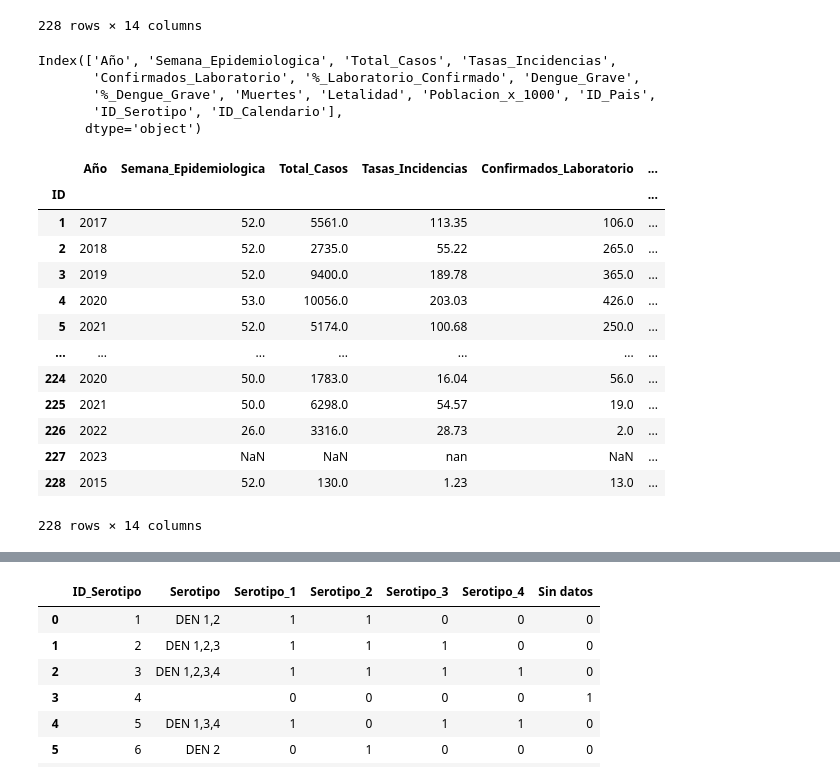
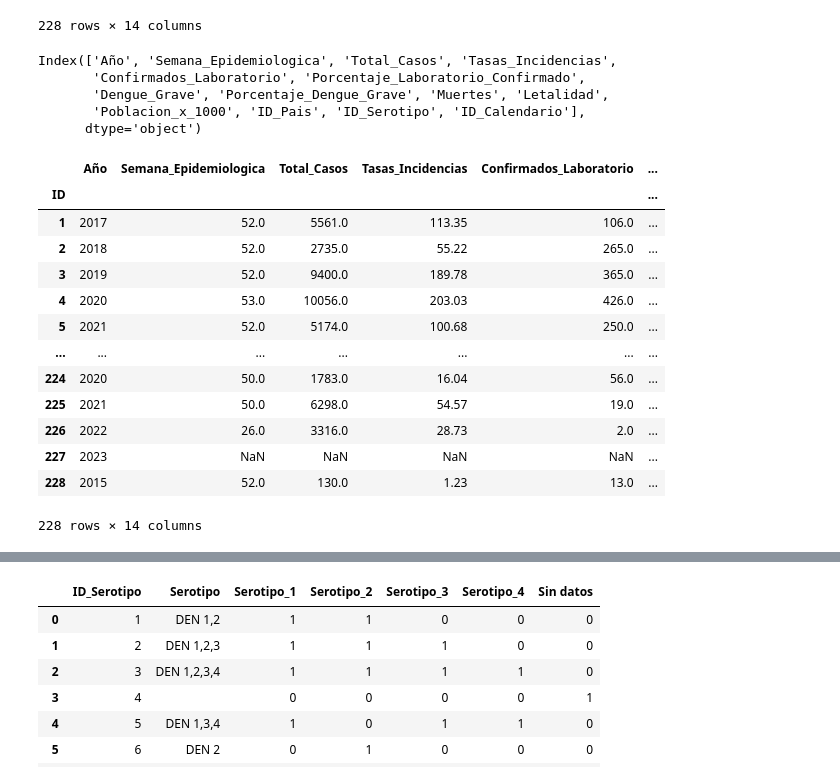
Before and after one commit to LauraGenesis/c18-69-m-data-bi, a Jupyter notebook: limpieza.ipynb, the cells around one changed output, grey strips where cells are left out. Drawn from its saved outputs; the diff is of its cells as text; code cells hidden in the pictures.

```diff
--- a/limpieza.ipynb
+++ b/limpieza.ipynb
@@ -80,9 +62,9 @@ new_column_names = {
     'Total de Casos de Dengue (b)': 'Total_Casos',
     'Tasa de Incidencia (c)': 'Tasas_Incidencias',
     'Confirmados Laboratorio': 'Confirmados_Laboratorio',
-    '% Lab Conf (x100)': '%_Laboratorio_Confirmado',
+    '% Lab Conf (x100)': 'Porcentaje_Laboratorio_Confirmado',
     'Dengue Grave (d)': 'Dengue_Grave',
-    '(DG/D) x100 (e)': '%_Dengue_Grave',
+    '(DG/D) x100 (e)': 'Porcentaje_Dengue_Grave',
     'Muertes': 'Muertes',
     'Letalidad (f)': 'Letalidad',
     'Población X 1000': 'Poblacion_x_1000',
@@ -114,7 +96,7 @@ datos
 datos.columns
 # %% [output]
 Index(['Año', 'Semana_Epidemiologica', 'Total_Casos', 'Tasas_Incidencias',
-       'Confirmados_Laboratorio', '%_Laboratorio_Confirmado', 'Dengue_Grave',
-       '%_Dengue_Grave', 'Muertes', 'Letalidad', 'Poblacion_x_1000', 'ID_Pais',
-       'ID_Serotipo', 'ID_Calendario'],
+       'Confirmados_Laboratorio', 'Porcentaje_Laboratorio_Confirmado',
+       'Dengue_Grave', 'Porcentaje_Dengue_Grave', 'Muertes', 'Letalidad',
+       'Poblacion_x_1000', 'ID_Pais', 'ID_Serotipo', 'ID_Calendario'],
       dtype='object')
@@ -121,28 +108,28 @@ Index(['Año', 'Semana_Epidemiologica', 'Total_Casos', 'Tasas_Incidencias',
 # %%
 # Eliminar los separadores de miles y convertir comas decimales a puntos
-columns_to_convert = ['Tasas_Incidencias', '%_Laboratorio_Confirmado','%_Dengue_Grave']
+columns_to_convert = ['Tasas_Incidencias', 'Porcentaje_Laboratorio_Confirmado', 'Porcentaje_Dengue_Grave']
 for column in columns_to_convert:
     datos[column] = datos[column].str.replace('.', '', regex=False)  # Eliminar separadores de miles
     datos[column] = datos[column].str.replace(',', '.', regex=False)  # Reemplazar comas decimales por puntos
-    datos[column] = datos[column].astype(float)  # Convertir a float
+    datos[column] = pd.to_numeric(datos[column], errors='coerce')  # Convertir a float, coercing errors to NaN
 
-# Redondear la columna 'Tasas_Incidencias' a 2 decimales y convertir a string
-datos['Tasas_Incidencias'] = datos['Tasas_Incidencias'].round(2).astype(str)
+# Redondear las columnas a 2 decimales
+datos[columns_to_convert] = datos[columns_to_convert].round(2)
 
 # Mostrar el DataFrame para verificar los cambios
 datos
 # %% [output]
 |  | Año | Semana_Epidemiologica | Total_Casos | Tasas_Incidencias | Confirmados_Laboratorio | ... |
 | ID |  |  |  |  |  | ... |
 | 1 | 2017 | 52.0 | 5561.0 | 113.35 | 106.0 | ... |
 | 2 | 2018 | 52.0 | 2735.0 | 55.22 | 265.0 | ... |
 | 3 | 2019 | 52.0 | 9400.0 | 189.78 | 365.0 | ... |
 | 4 | 2020 | 53.0 | 10056.0 | 203.03 | 426.0 | ... |
 | 5 | 2021 | 52.0 | 5174.0 | 100.68 | 250.0 | ... |
 | ... | ... | ... | ... | ... | ... | ... |
 | 224 | 2020 | 50.0 | 1783.0 | 16.04 | 56.0 | ... |
 | 225 | 2021 | 50.0 | 6298.0 | 54.57 | 19.0 | ... |
 | 226 | 2022 | 26.0 | 3316.0 | 28.73 | 2.0 | ... |
-| 227 | 2023 | NaN | NaN | nan | NaN | ... |
+| 227 | 2023 | NaN | NaN | NaN | NaN | ... |
 | 228 | 2015 | 52.0 | 130.0 | 1.23 | 13.0 | ... |
 228 rows × 14 columns
```
Also changed, not shown: parts of 22 cells of this notebook, 3 other files.
